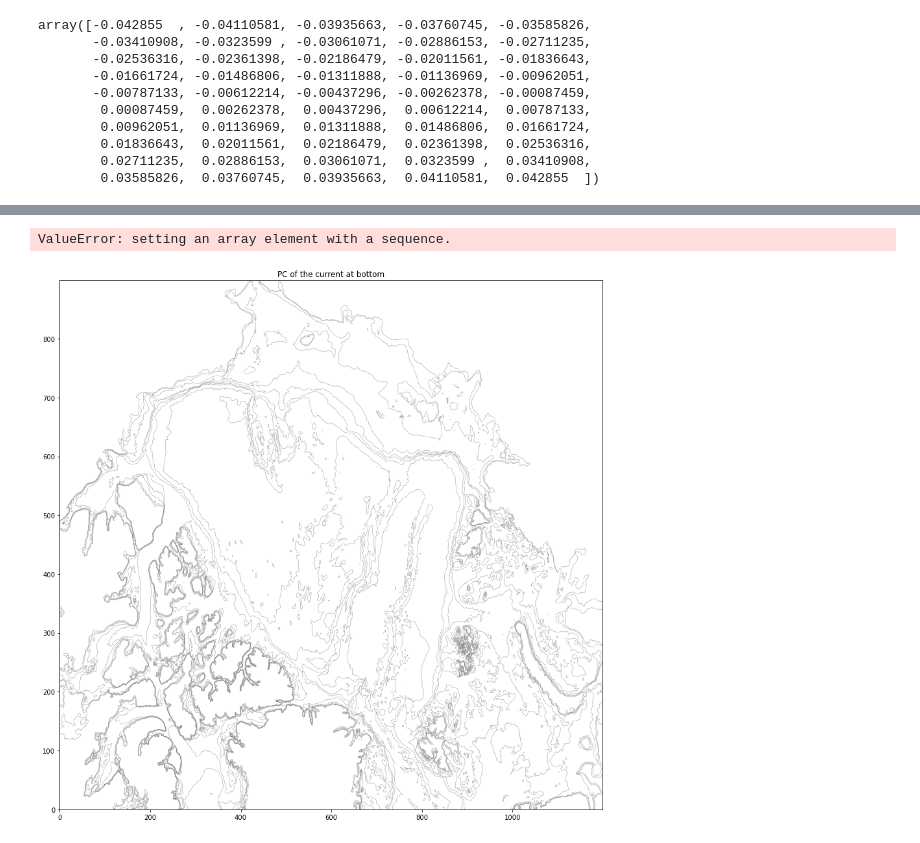
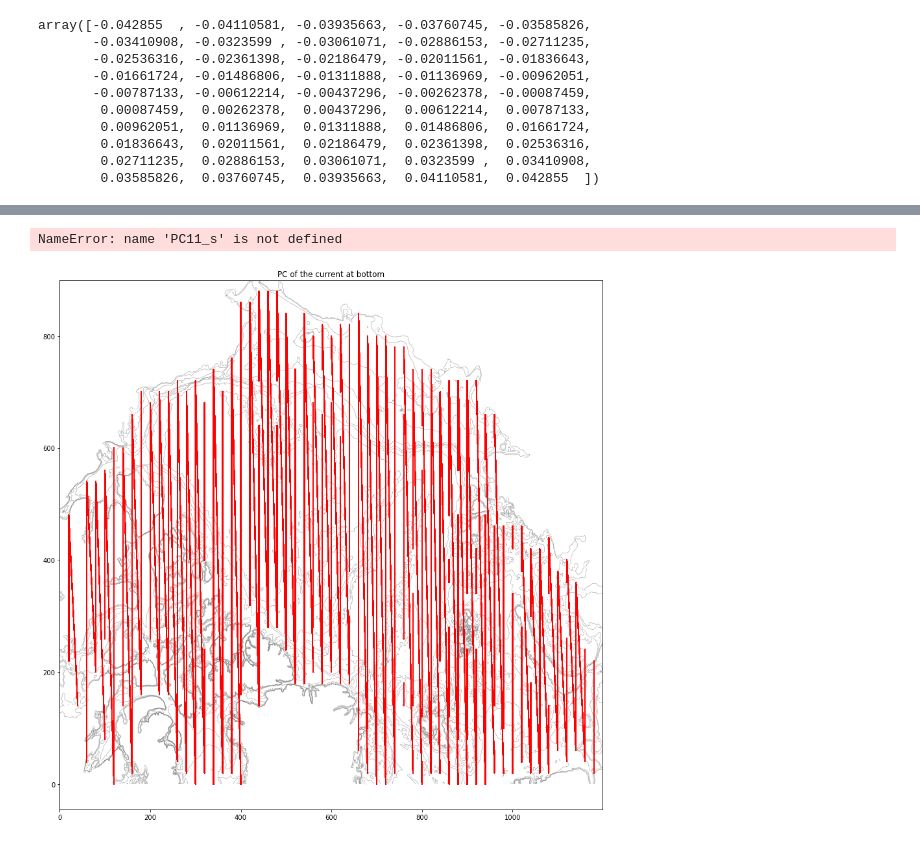
Before and after one commit to kaje2301/Master_2022, a Jupyter notebook: PC_bottom_smoothend.ipynb, the cells around one changed output, grey strips where cells are left out. Saved outputs shown, nothing was run; the diff lists cells and outputs as text; code cells hidden in the pictures.

Commit message:
jobber med de jævla ellipsene vol3

```diff
--- a/PC_bottom_smoothend.ipynb
+++ b/PC_bottom_smoothend.ipynb
@@ -160,10 +160,10 @@ y = []
 x = []
 
 #ellipser:
-'''expr = []
+expr = []
 eypr = []
 exmr = []
-eymr = []'''
+eymr = []
 
 indx =0
 
@@ -221,6 +221,6 @@ for i in i_list:
             #exmr_i=exmr_i/math.cos(y*2*pi/360)
             exmr.append(exmr_i)
             eymr_i=ex*math.cos(theta) + eym*math.sin(theta)
-            eymr.append(eymr_i)'''
+            eymr.append(eymr_i)
 
             indx = indx + 1
@@ -230,3 +227,18 @@ IndexError: only integers, slices (`:`), ellipsis (`...`), numpy.newaxis (`None`
+# %%
+# converting to np.arrays
+PC11 = np.array(PC11,dtype=float)
+PC12 = np.array(PC12,dtype=float)
+PC21 = np.array(PC21,dtype=float)
+PC22 = np.array(PC22,dtype=float)
+y = np.array(y,dtype=float)
+x = np.array(x,dtype=float)
+#ellipse
+xe = np.array(xe,dtype=float)
+ye = np.array(ye,dtype=float)
+expr = np.array(expr, dtype=float)
+eypr = np.array(eypr, dtype=float)
+exmr = np.array(exmr, dtype=float)
+eymr = np.array(eymr, dtype=float)
 # %%
 print(eym)
 print(eyp)
@@ -262,5 +264,0 @@ array([[1., 0.],
-# %%
-eig_pairs = [(np.abs(values[i]), vectors[:,i]) for i in range(len(values))]
-print('Eigenvalues in descending order:')
-for i in eig_pairs:
-    print(i[0])
@@ -270,0 +265,8 @@ Eigenvalues in descending order:
+# %%
+xe = np.zeros_like(expr)
+ye = np.zeros_like(eypr)
+
+for i in range(len(expr)):
+    for j in range(len(expr[0])):
+        xe[i,j]=x[i]
+        ye[i,j]=y[i]
@@ -271,37 +287,37 @@ Eigenvalues in descending order:
 # %%
 fig, ax = plt.subplots(1,1,figsize=(15,15))
 n = 2
 plt.title(f'PC of the current at bottom')
 ax.contour(dset.mbathy[900:1800,200:1400], colors='grey',levels=8, linewidths=0.4)
 
-ax.plot(expr[::n]+x[::n],eypr[::n]+y[::n],'r',exmr[::2]+x[::2],eymr[::n]+y[::n],'r');
+ax.plot((expr[::n]+xe[::n]),(eypr[::n]+ye[::n]),'r',(exmr[::2]+xe[::2]),(eymr[::n]+ye[::n]),'r')
 
-ax.quiver( x[::2], y[::2], PC11_s[::2], PC12_s[::2],
+ax.quiver( x[::2], y[::2], PC11[::2], PC12[::2],
     #color='r',
     headwidth=1,
     headlength=1,
     width=0.002,
     scale=0.5)
-ax.quiver(x[::2], y[::2], -PC11_s[::2], -PC12_s[::2],
+ax.quiver(x[::2], y[::2], -PC11[::2], -PC12[::2],
     #color='r',
     headwidth=1,
     headlength=1,
     width=0.002,
     scale=0.5)
-ax.quiver( x[::2], y[::2], PC21_s[::2], PC22_s[::2],
+ax.quiver( x[::2], y[::2], PC21[::2], PC22[::2],
     #color='b',
     headwidth=1,
     headlength=1,
     width=0.002,
     scale=0.5)
-ax.quiver( x[::2], y[::2], -PC21_s[::2], -PC22_s[::2],
+ax.quiver( x[::2], y[::2], -PC21[::2], -PC22[::2],
     #color='b',
     headwidth=1,
     headlength=1,
     width=0.002,
     scale=0.5)
 ax.set_aspect('equal')
 plt.show()
 # %% [output]
-ValueError: setting an array element with a sequence.
+NameError: name 'PC11_s' is not defined
-[figure, old version]
+[figure, new version]
```
Also changed, not shown: parts of 9 cells of this notebook, 3 other files.
